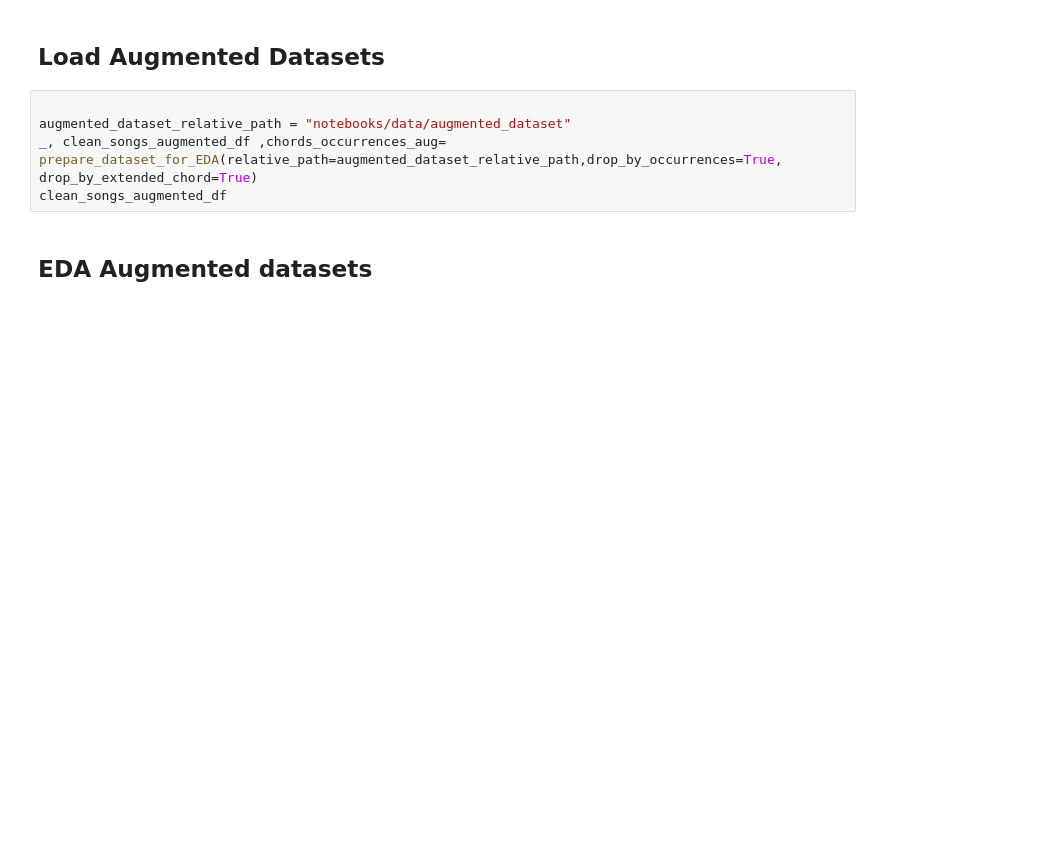
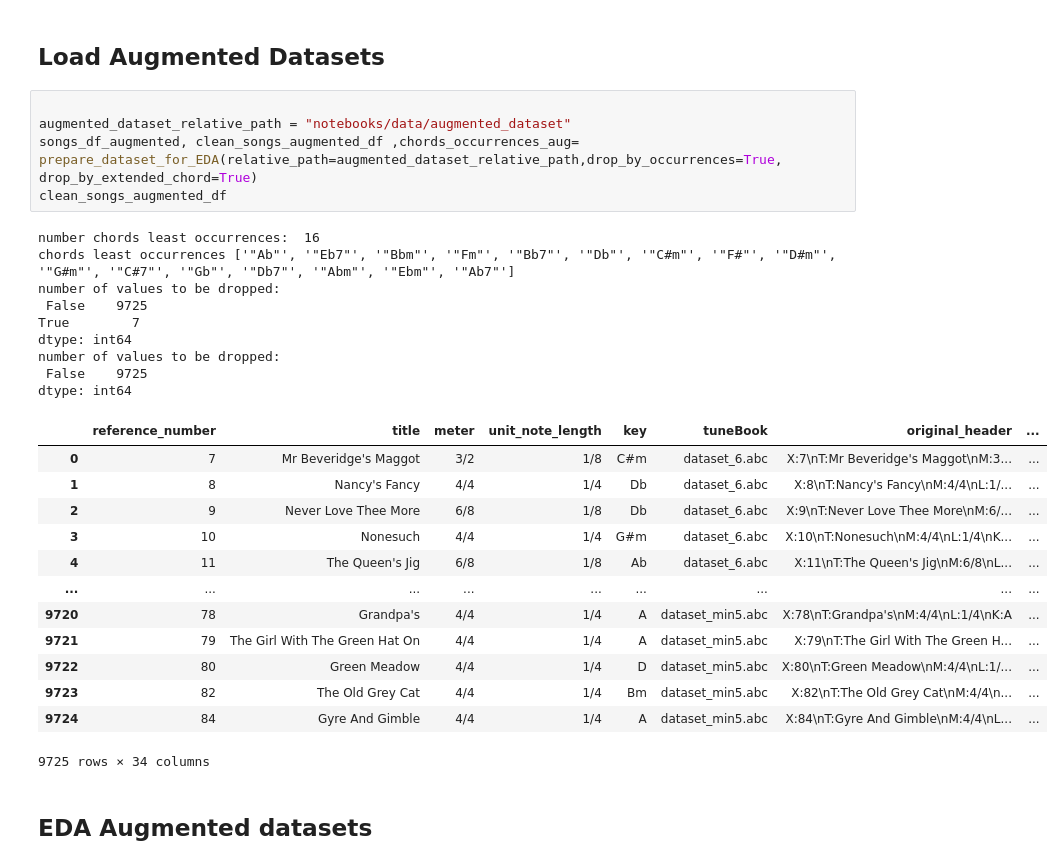
Before and after one commit to DavidNogales/DeepEarTraining, a Jupyter notebook: training_lab/notebooks/EDA_nottingham.ipynb, the cells around one changed output. Drawn from its saved outputs; the diff is of its cells as text; blank space fills up the shorter version.

```diff
--- a/training_lab/notebooks/EDA_nottingham.ipynb
+++ b/training_lab/notebooks/EDA_nottingham.ipynb
@@ -555,8 +857,31 @@ for song in clean_dataset_for_training_df.head()["clean_song"]:
 # %%
 
 augmented_dataset_relative_path = "notebooks/data/augmented_dataset"
-_, clean_songs_augmented_df ,chords_occurrences_aug= prepare_dataset_for_EDA(relative_path=augmented_dataset_relative_path,drop_by_occurrences=True, drop_by_extended_chord=True)
+songs_df_augmented, clean_songs_augmented_df ,chords_occurrences_aug= prepare_dataset_for_EDA(relative_path=augmented_dataset_relative_path,drop_by_occurrences=True, drop_by_extended_chord=True)
 clean_songs_augmented_df
+# %% [output]
+number chords least occurrences:  16
+chords least occurrences ['"Ab"', '"Eb7"', '"Bbm"', '"Fm"', '"Bb7"', '"Db"', '"C#m"', '"F#"', '"D#m"', '"G#m"', '"C#7"', '"Gb"', '"Db7"', '"Abm"', '"Ebm"', '"Ab7"']
+number of values to be dropped:
+ False    9725
+True        7
+dtype: int64
+number of values to be dropped:
+ False    9725
+dtype: int64
+|  | reference_number | title | meter | unit_note_length | key | tuneBook | original_header | ... |
+| 0 | 7 | Mr Beveridge's Maggot | 3/2 | 1/8 | C#m | dataset_6.abc | X:7\nT:Mr Beveridge's Maggot\nM:3... | ... |
+| 1 | 8 | Nancy's Fancy | 4/4 | 1/4 | Db | dataset_6.abc | X:8\nT:Nancy's Fancy\nM:4/4\nL:1/... | ... |
+| 2 | 9 | Never Love Thee More | 6/8 | 1/8 | Db | dataset_6.abc | X:9\nT:Never Love Thee More\nM:6/... | ... |
+| 3 | 10 | Nonesuch | 4/4 | 1/4 | G#m | dataset_6.abc | X:10\nT:Nonesuch\nM:4/4\nL:1/4\nK... | ... |
+| 4 | 11 | The Queen's Jig | 6/8 | 1/8 | Ab | dataset_6.abc | X:11\nT:The Queen's Jig\nM:6/8\nL... | ... |
+| ... | ... | ... | ... | ... | ... | ... | ... | ... |
+| 9720 | 78 | Grandpa's | 4/4 | 1/4 | A | dataset_min5.abc | X:78\nT:Grandpa's\nM:4/4\nL:1/4\nK:A | ... |
+| 9721 | 79 | The Girl With The Green Hat On | 4/4 | 1/4 | A | dataset_min5.abc | X:79\nT:The Girl With The Green H... | ... |
+| 9722 | 80 | Green Meadow | 4/4 | 1/4 | D | dataset_min5.abc | X:80\nT:Green Meadow\nM:4/4\nL:1/... | ... |
+| 9723 | 82 | The Old Grey Cat | 4/4 | 1/4 | Bm | dataset_min5.abc | X:82\nT:The Old Grey Cat\nM:4/4\n... | ... |
+| 9724 | 84 | Gyre And Gimble | 4/4 | 1/4 | A | dataset_min5.abc | X:84\nT:Gyre And Gimble\nM:4/4\nL... | ... |
+9725 rows × 34 columns
 # %% [markdown]
 ## EDA Augmented datasets
 # %%
```
Also changed, not shown: parts of 38 cells of this notebook.
